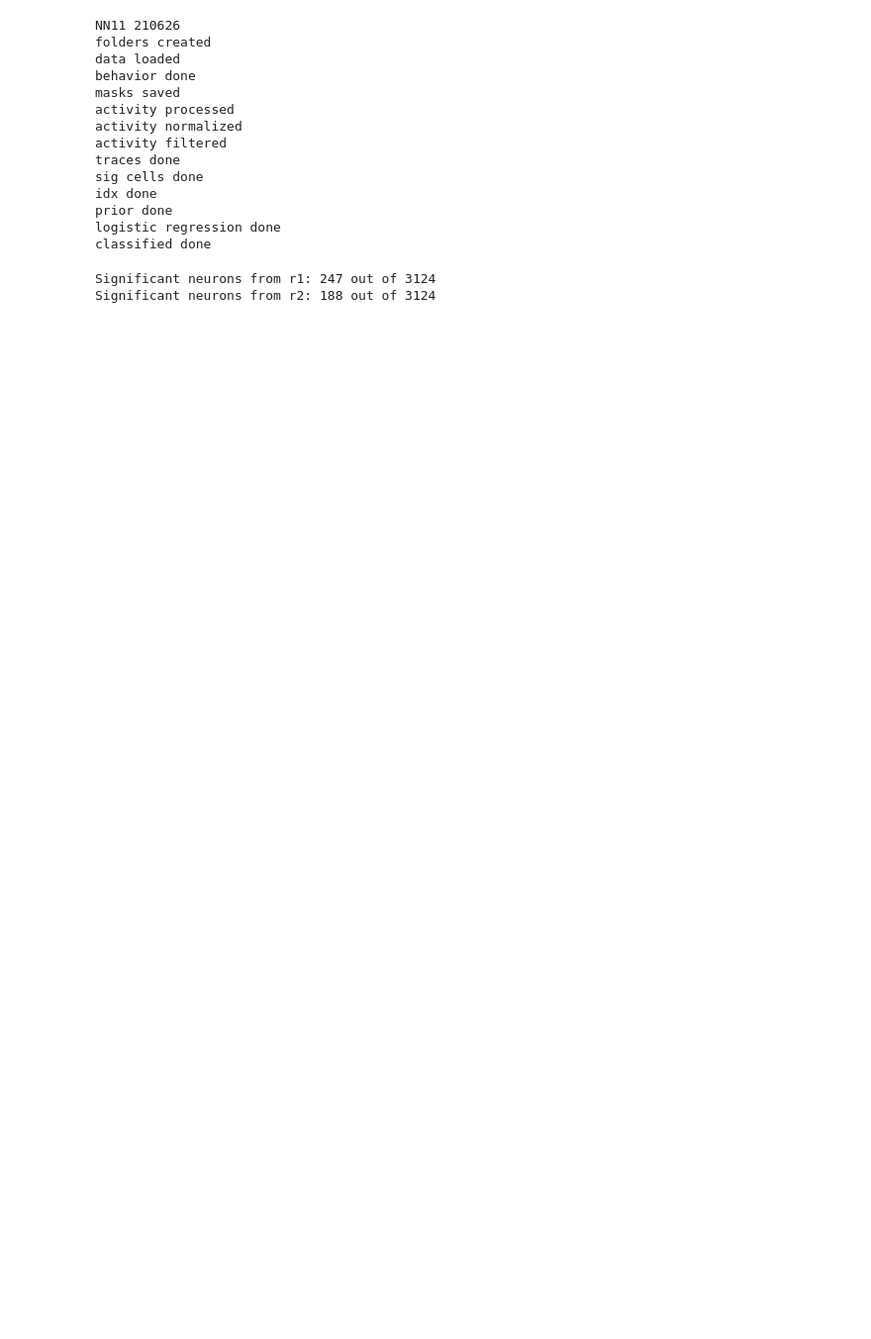
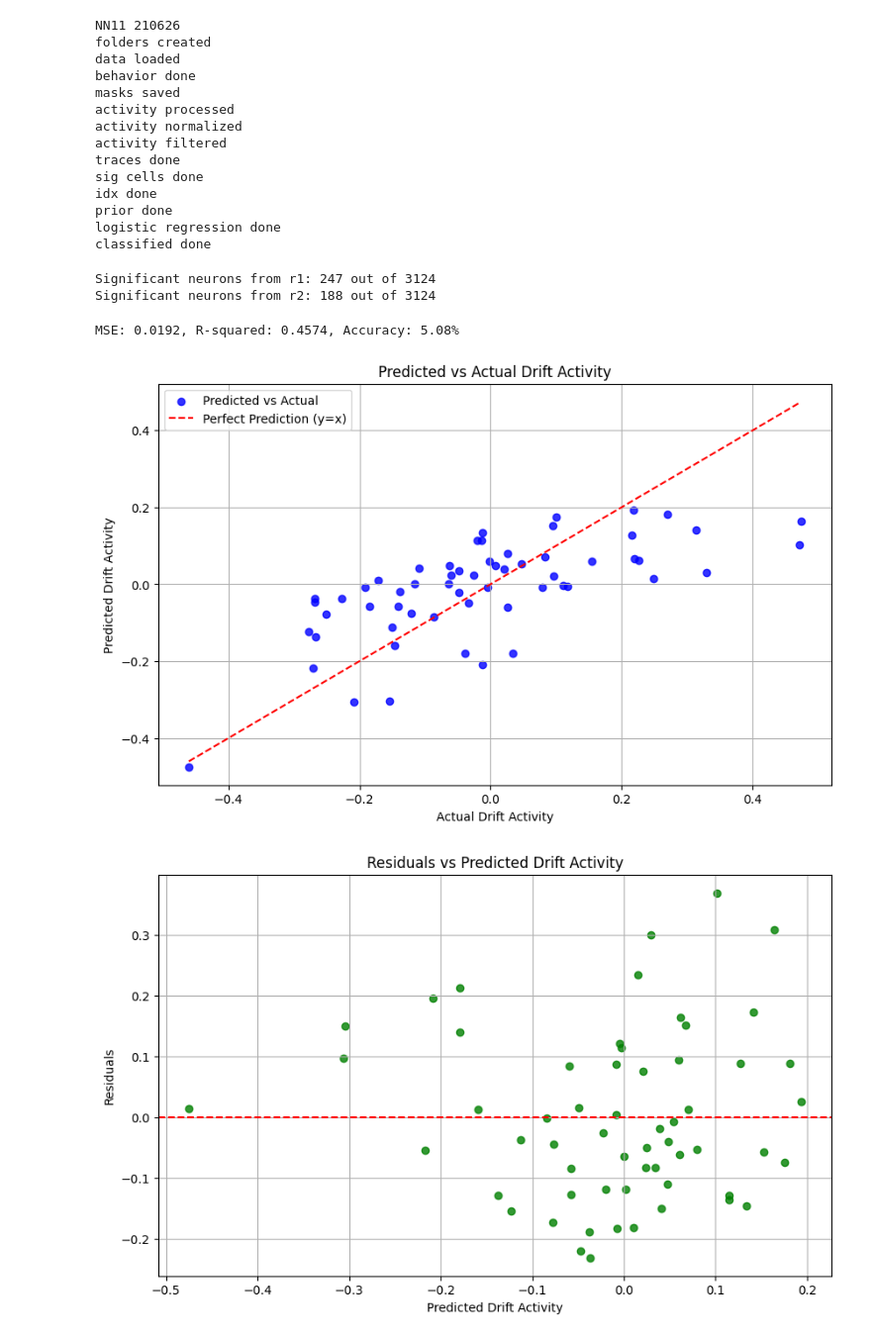
Before and after one commit to LheaLhea/representation_drift, a Jupyter notebook: predictions_nets.ipynb, the cells around one changed output. Shown at 99% size. Drawn from its saved outputs; the diff is of its cells as text; code cells hidden in the pictures; blank space fills up the shorter version.

Commit message:
updated prediction_nets

```diff
--- a/predictions_nets.ipynb
+++ b/predictions_nets.ipynb
@@ -371,3 +371,71 @@ print(f"Significant neurons from r2: {len(significant_neurons_r2)} out of {len(c
 # %% [output]
 Significant neurons from r1: 247 out of 3124
 Significant neurons from r2: 188 out of 3124
+# %%
+r1_sig_act = mean_activity_cs_1[:, significant_neurons_r1]
+r2_sig_act = mean_activity_cs_2[:, significant_neurons_r2]
+# %%
+from sklearn.linear_model import LinearRegression
+from sklearn.metrics import mean_squared_error, r2_score
+import matplotlib.pyplot as plt
+import numpy as np
+
+# Assuming mean_drift_cs_1 and mean_overlap_cs_1 are precomputed
+mean_drift_cs_1 = drift_cs_2.mean(axis=1)  # Mean across neurons for each trial
+mean_overlap_cs_1 = r2_sig_act[:-1, ].mean(axis=1)
+
+# Reshape data for regression
+X = mean_overlap_cs_1.reshape(-1, 1)  # Input: Overlapping activity
+y = mean_drift_cs_1  # Output: Drift activity
+
+# Fit a linear regression model
+model = LinearRegression()
+model.fit(X, y)
+
+# Predict drift activity
+predicted_drift = model.predict(X)
+
+# Residuals
+residuals = y - predicted_drift
+
+# Metrics
+mse = mean_squared_error(y, predicted_drift)
+r2 = r2_score(y, predicted_drift)
+accuracy = np.mean(np.abs(predicted_drift - y) <= 0.1 * np.abs(y)) * 100
+
+print(f"MSE: {mse:.4f}, R-squared: {r2:.4f}, Accuracy: {accuracy:.2f}%")
+
+
+# Visualization: Predicted vs Actual Drift Activity
+plt.figure(figsize=(10, 6))
+plt.scatter(y.flatten(), predicted_drift.flatten(), alpha=0.8, color='blue', label="Predicted vs Actual")
+plt.plot([y.min(), y.max()], [y.min(), y.max()], color='red', linestyle='--', label="Perfect Prediction (y=x)")
+plt.title("Predicted vs Actual Drift Activity")
+plt.xlabel("Actual Drift Activity")
+plt.ylabel("Predicted Drift Activity")
+plt.legend()
+plt.grid()
+plt.show()
+
+# Visualization: Residuals vs Predicted Drift
+plt.figure(figsize=(10, 6))
+plt.scatter(predicted_drift, residuals, alpha=0.8, color='green')
+plt.axhline(y=0, color='red', linestyle='--')
+plt.title("Residuals vs Predicted Drift Activity")
+plt.xlabel("Predicted Drift Activity")
+plt.ylabel("Residuals")
+plt.grid()
+plt.show()
+
+# Histogram of Residuals
+plt.figure(figsize=(10, 6))
+plt.hist(residuals, bins=30, color='purple', alpha=0.7, edgecolor='black')
+plt.title("Histogram of Residuals")
+plt.xlabel("Residuals")
+plt.ylabel("Frequency")
+plt.grid(alpha=0.3)
+plt.show()
+# %% [output]
+MSE: 0.0192, R-squared: 0.4574, Accuracy: 5.08%
+[figure, added]
+[figure, added]
```
Also changed, not shown: parts of 15 cells of this notebook.
